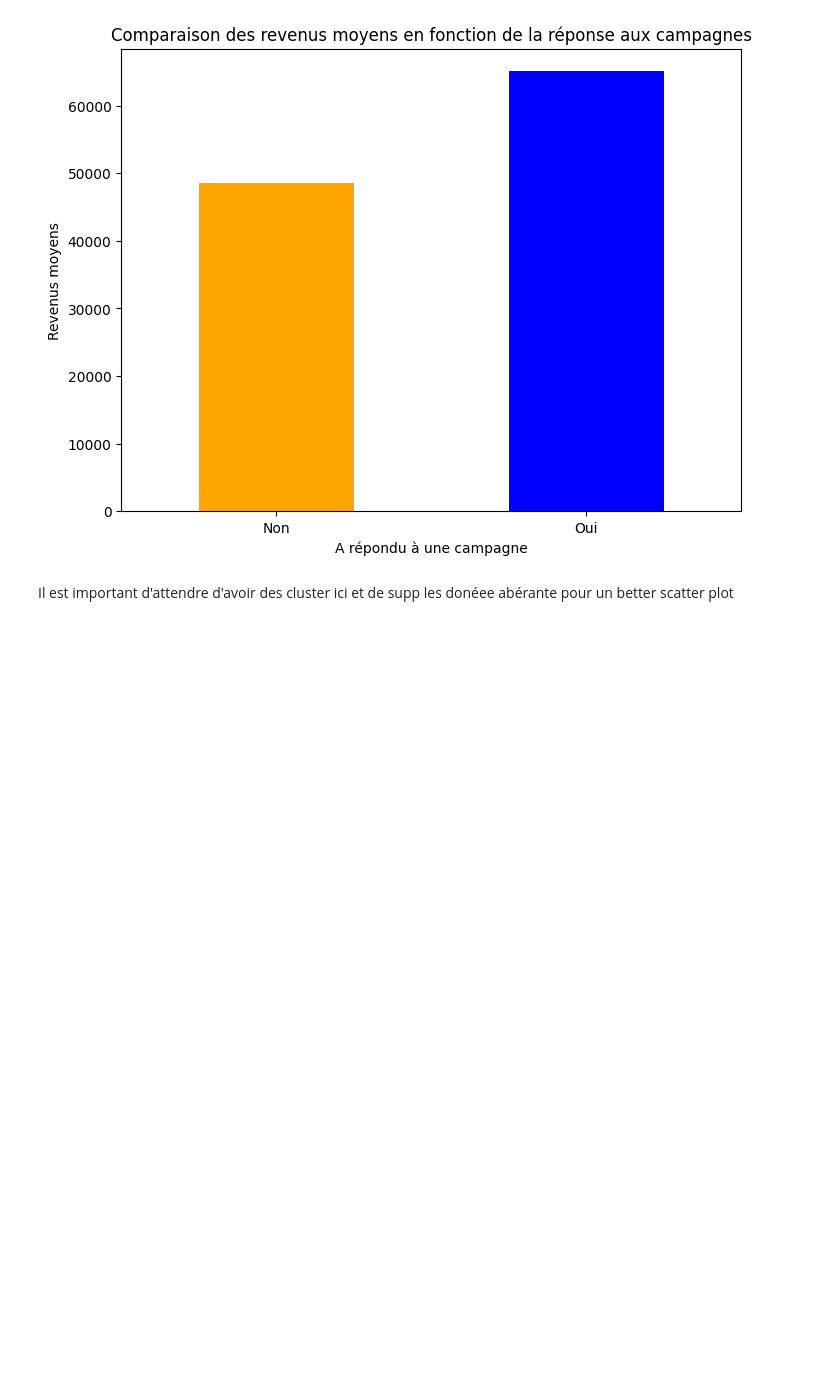
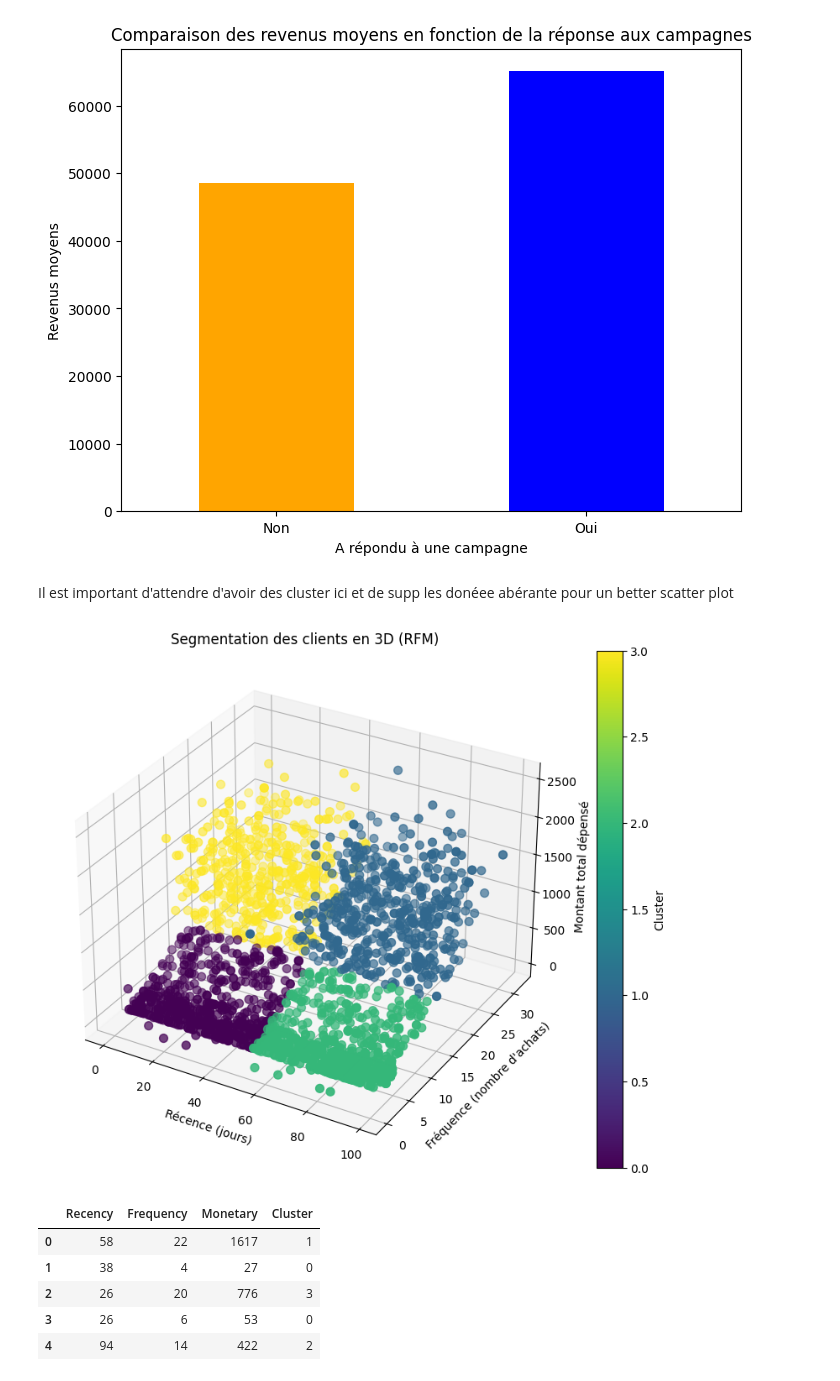
Before and after one commit to julessa/Rush5PDG4, a Jupyter notebook: Jules/jules.ipynb, the cells around one changed output. Drawn from its saved outputs; the diff is of its cells as text; code cells hidden in the pictures; blank space fills up the shorter version.

```diff
--- a/Jules/jules.ipynb
+++ b/Jules/jules.ipynb
@@ -130,3 +130,63 @@ fig = px.scatter(df, x='Income', y='Total_Expenses', title='Relation entre les r
 
 # Afficher le graphique
 fig.show()
+# %%
+# Importation des bibliothèques nécessaires
+import pandas as pd
+from sklearn.preprocessing import StandardScaler
+from sklearn.cluster import KMeans
+import matplotlib.pyplot as plt
+from mpl_toolkits.mplot3d import Axes3D
+
+# Chargement des données (vous devrez adapter ce chemin à votre propre fichier CSV)
+data = pd.read_csv('../DataOut.csv')
+
+# Création des colonnes RFM
+rfm_data = pd.DataFrame()
+
+# Récence (Recency) : déjà présente dans les données
+rfm_data['Recency'] = data['Recency']
+
+# Fréquence (Frequency) : somme des différents types d'achats
+rfm_data['Frequency'] = data[['NumWebPurchases', 'NumCatalogPurchases', 'NumStorePurchases']].sum(axis=1)
+
+# Montant (Monetary) : somme des montants dépensés dans les différentes catégories de produits
+rfm_data['Monetary'] = data[['MntWines', 'MntFruits', 'MntMeatProducts', 'MntFishProducts', 'MntSweetProducts', 'MntGoldProds']].sum(axis=1)
+
+# Normalisation des données RFM pour le clustering
+scaler = StandardScaler()
+rfm_normalized = scaler.fit_transform(rfm_data)
+
+# Application du clustering K-means avec 4 clusters
+kmeans = KMeans(n_clusters=4, random_state=42)
+rfm_data['Cluster'] = kmeans.fit_predict(rfm_normalized)
+
+# Visualisation 3D des clusters
+fig = plt.figure(figsize=(10, 8))
+ax = fig.add_subplot(111, projection='3d')
+
+# Création du scatter plot 3D avec Recency, Frequency, Monetary et les clusters
+scatter = ax.scatter(rfm_data['Recency'], rfm_data['Frequency'], rfm_data['Monetary'],
+                     c=rfm_data['Cluster'], cmap='viridis', s=50)
+
+# Ajout des labels aux axes
+ax.set_xlabel('Récence (jours)')
+ax.set_ylabel('Fréquence (nombre d\'achats)')
+ax.set_zlabel('Montant total dépensé')
+
+# Ajout d'une légende pour les clusters
+fig.colorbar(scatter, ax=ax, label='Cluster')
+
+plt.title('Segmentation des clients en 3D (RFM)')
+plt.show()
+
+# Affichage des premiers résultats de la segmentation RFM avec les clusters
+rfm_data.head()
+# %% [output]
+[figure, added]
+|  | Recency | Frequency | Monetary | Cluster |
+| 0 | 58 | 22 | 1617 | 1 |
+| 1 | 38 | 4 | 27 | 0 |
+| 2 | 26 | 20 | 776 | 3 |
+| 3 | 26 | 6 | 53 | 0 |
+| 4 | 94 | 14 | 422 | 2 |
```
